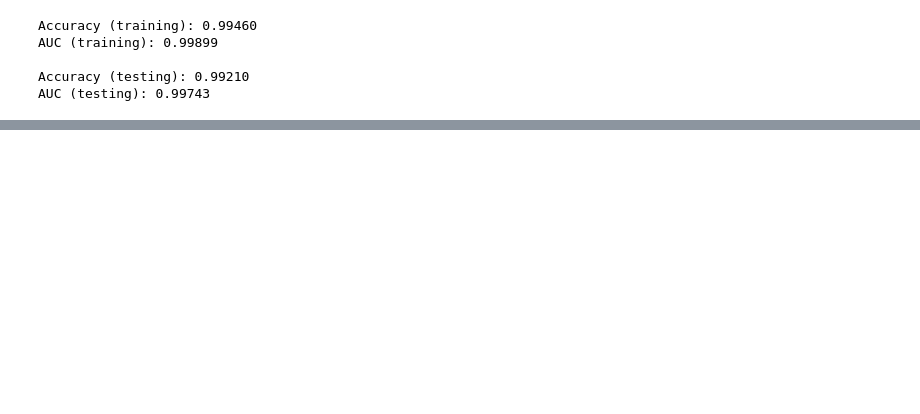
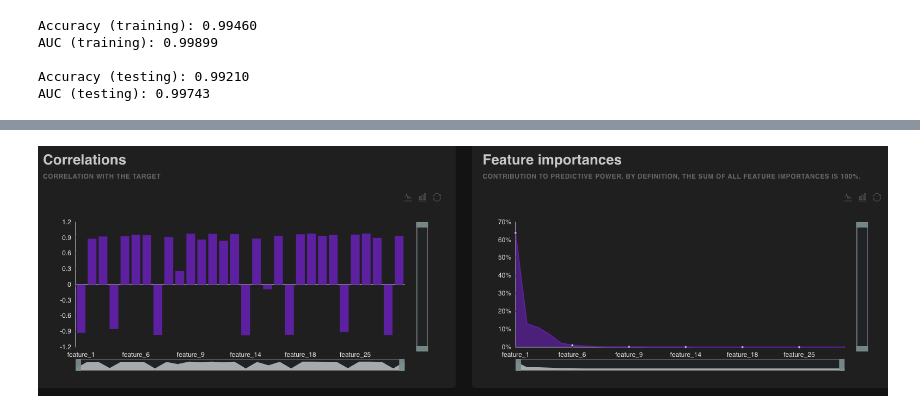
Before and after one commit to srnnkls/getml-examples, a Jupyter notebook: python/projects/occupancy_detection/occupancy_detection.ipynb, the cells around one changed output, grey strips where cells are left out. Saved outputs shown, nothing was run; the diff lists cells and outputs as text; code cells hidden in the pictures; blank space fills up the shorter version.

```diff
--- a/python/projects/occupancy_detection/occupancy_detection.ipynb
+++ b/python/projects/occupancy_detection/occupancy_detection.ipynb
@@ -235,0 +235,4 @@ This demonstrates that relational learning is a **powerful tool for time series*
+# %%
+Image(filename="feature-1.png")
+# %% [output]
+[figure, added]
```
Also changed, not shown: parts of 45 cells of this notebook, 4 other files.
